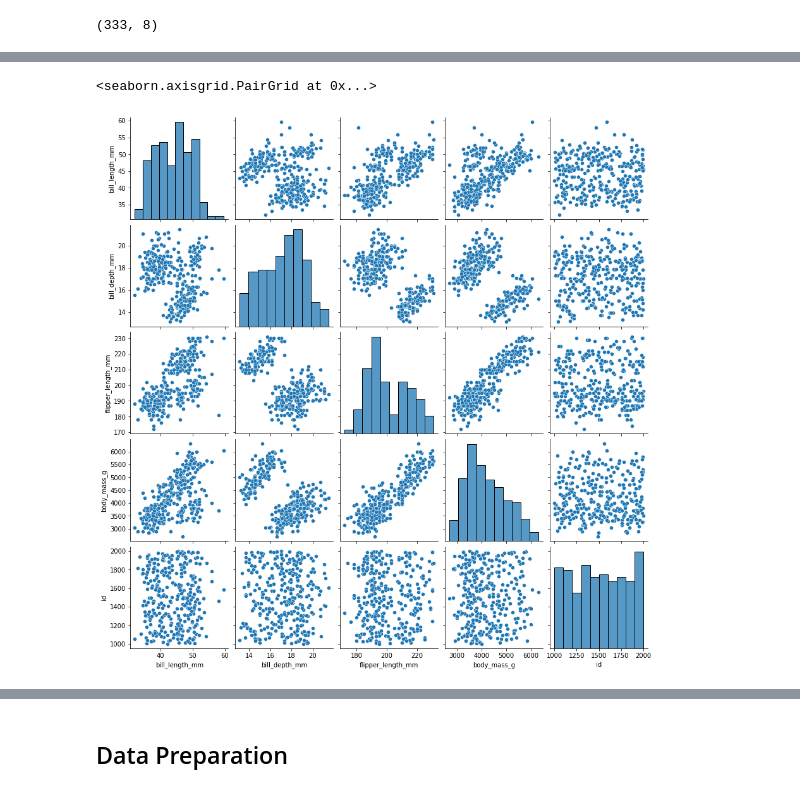
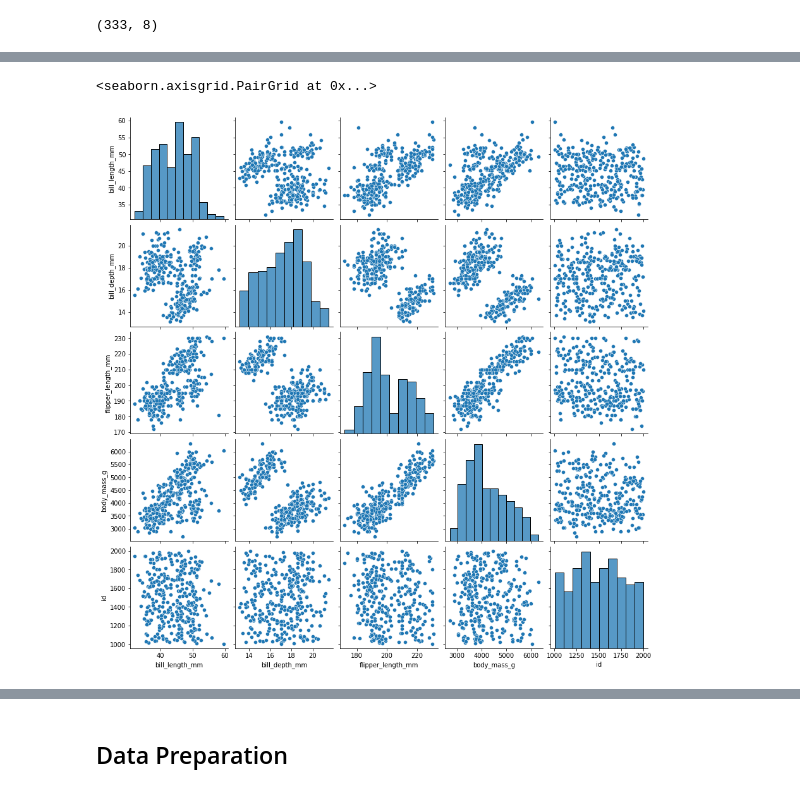
Before and after one commit to jehyunlee/2021_KSES_ML, a Jupyter notebook: 210514_handson.ipynb, the cells around one changed output, grey strips where cells are left out. Cells and saved outputs as stored; diff of their text form; code cells hidden in the pictures.

```diff
--- a/210514_handson.ipynb
+++ b/210514_handson.ipynb
@@ -496,6 +511,6 @@ df.query("body_mass_g == 3550.0")
 # %%
-sns.pairplot(df.query("bill_length_mm > 20"))
+sns.pairplot(df.query("body_mass_g > 2000"))
 # %% [output]
 <seaborn.axisgrid.PairGrid at 0x...>
-[figure, old version]
+[figure, new version]
 # %%
```
Also changed, not shown: parts of 53 cells of this notebook, 3 other files.
